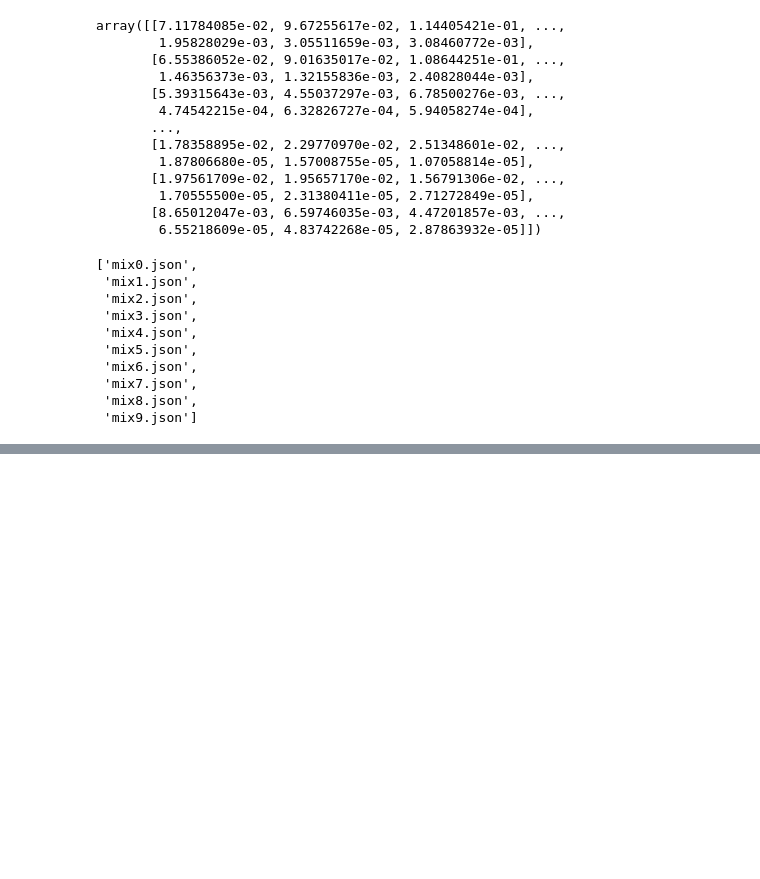
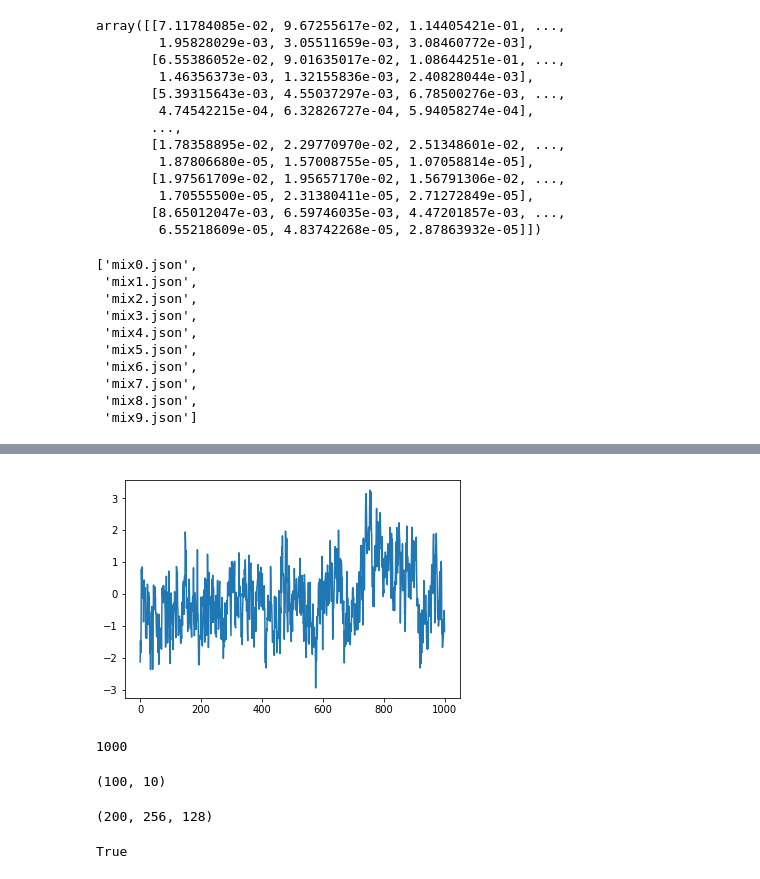
Before and after one commit to terrytykuo/cocktail, a Jupyter notebook: playground.ipynb, the cells around one changed output, grey strips where cells are left out. Drawn from its saved outputs; the diff is of its cells as text; code cells hidden in the pictures; blank space fills up the shorter version.

```diff
--- a/playground.ipynb
+++ b/playground.ipynb
@@ -1597,0 +1810,19 @@ mix_label_dir = root_dir + 'mix_labels/'
+# %%
+import colorednoise
+
+beta = 1
+samples = 1000
+y = colorednoise.powerlaw_psd_gaussian(beta, samples)
+plt.plot(y)
+plt.show()
+# %% [output]
+[figure, added]
+# %%
+len(y)
+# %% [output]
+1000
+# %%
+y = np.array(y).reshape(100, 10)
+y.shape
+# %% [output]
+(100, 10)
@@ -1597,0 +1831,12 @@ mix_label_dir = root_dir + 'mix_labels/'
+# %%
+j = open('/home/tk/Documents/clean/clean10.json').read()
+a = json.loads(j)
+a = np.array(a)
+print(a.shape)
+# %% [output]
+(200, 256, 128)
+# %%
+a[1]
+cv2.imwrite('/home/tk/Desktop/original.png', a[1]*255)
+# %% [output]
+True
```
Also changed, not shown: parts of 35 cells of this notebook, 7 other files.
